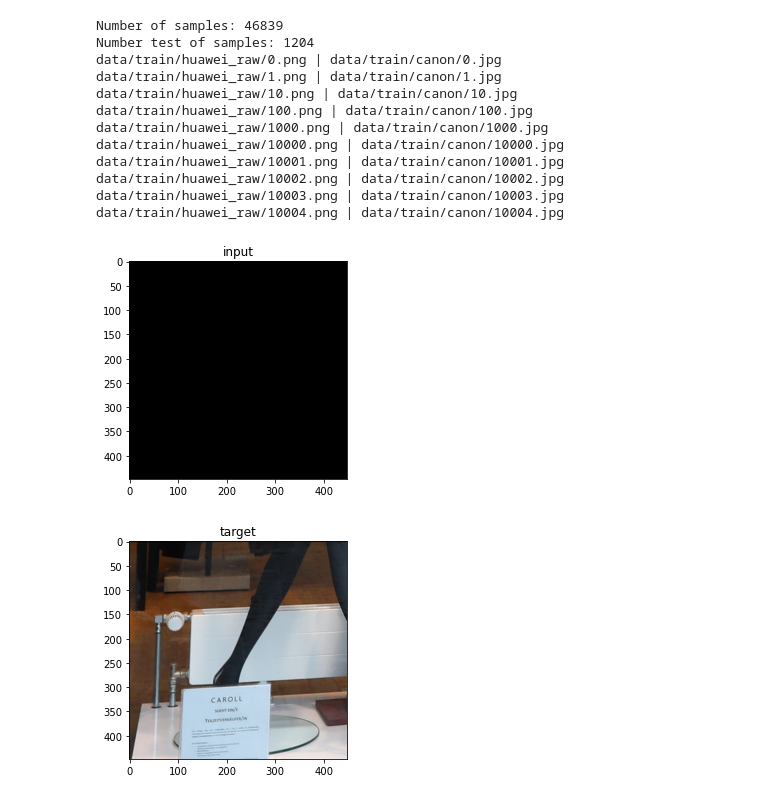
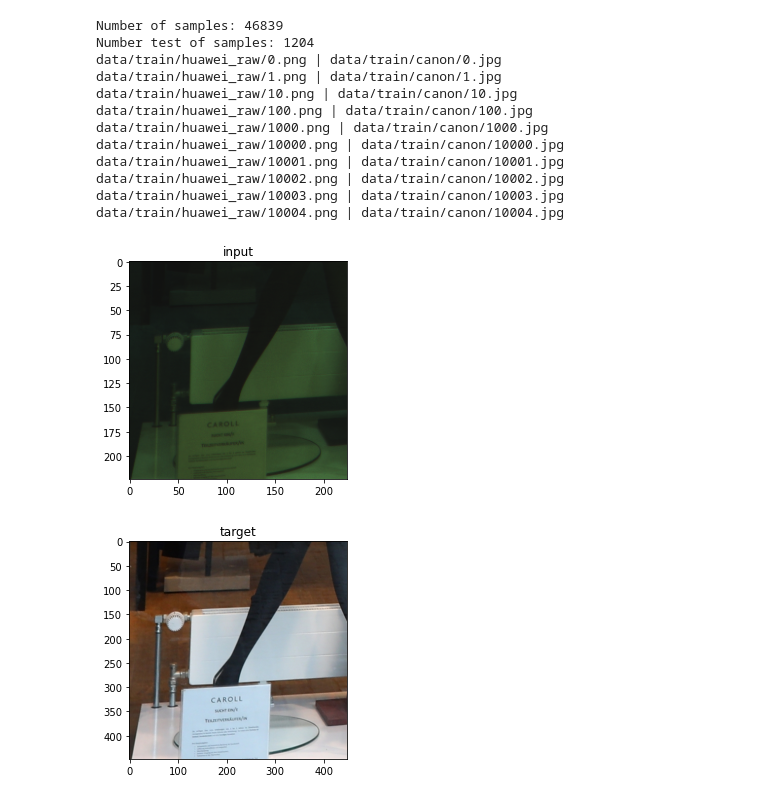
Before and after one commit to gosha20777/master-tesis, a Jupyter notebook: src/experiment-2/train.ipynb, the cells around one changed output. Drawn from its saved outputs; the diff is of its cells as text; code cells hidden in the pictures.

```diff
--- a/src/experiment-2/train.ipynb
+++ b/src/experiment-2/train.ipynb
@@ -17,12 +9,11 @@ Segmentation Models: using `tf.keras` framework.
 # %%
-import os
-
 train_input_dir = "data/train/huawei_raw"
 train_target_dir = "data/train/canon"
 test_input_dir = "data/test/huawei_raw"
 test_target_dir = "data/test/canon"
-img_size = (448, 448)
-input_channels = 3
+img_size = (224, 224)
+dlsr_scale = 2
+input_channels = 4
 output_channels = 3
 batch_size = 16
 
@@ -125,4 +75,6 @@ class DataLoader(keras.utils.Sequence):
 # %%
+from isp.dataset.loader import HuaveiLoader
+
 val_samples = 1000
 random.Random(1337).shuffle(input_img_paths)
 random.Random(1337).shuffle(target_img_paths)
@@ -132,20 +84,20 @@ val_input_img_paths = input_img_paths[-val_samples:]
 val_target_img_paths = target_img_paths[-val_samples:]
 
 # Instantiate data Sequences for each split
-train_gen = DataLoader(
-    batch_size, img_size, train_input_img_paths, train_target_img_paths
+train_gen = HuaveiLoader(
+    batch_size, img_size, dlsr_scale, train_input_img_paths, train_target_img_paths
 )
-val_gen = DataLoader(
-    batch_size, img_size, val_input_img_paths, val_target_img_paths
+val_gen = HuaveiLoader(
+    batch_size, img_size, dlsr_scale, val_input_img_paths, val_target_img_paths
 )
-test_gen = DataLoader(
-    batch_size, img_size, test_input_img_paths, test_target_img_paths
+test_gen = HuaveiLoader(
+    batch_size, img_size, dlsr_scale, test_input_img_paths, test_target_img_paths
 )
 # %%
 x, y = train_gen.__getitem__(0)
 # %%
-plt_display(x[0], 'input')
+plt_display(x[0][:,:,0:3], 'input')
 plt_display(y[0], 'target')
 # %% [output]
-[figure, old version]
+[figure, new version]
 [figure]
```
Also changed, not shown: parts of 19 cells of this notebook, 6 other files.
